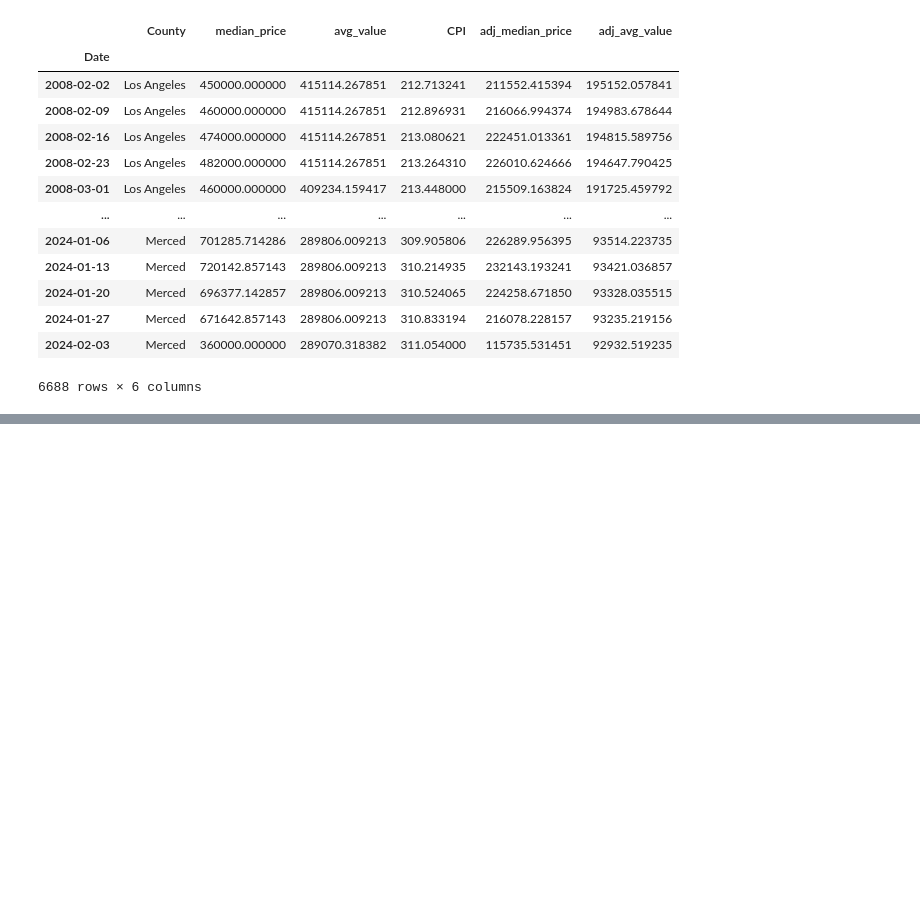
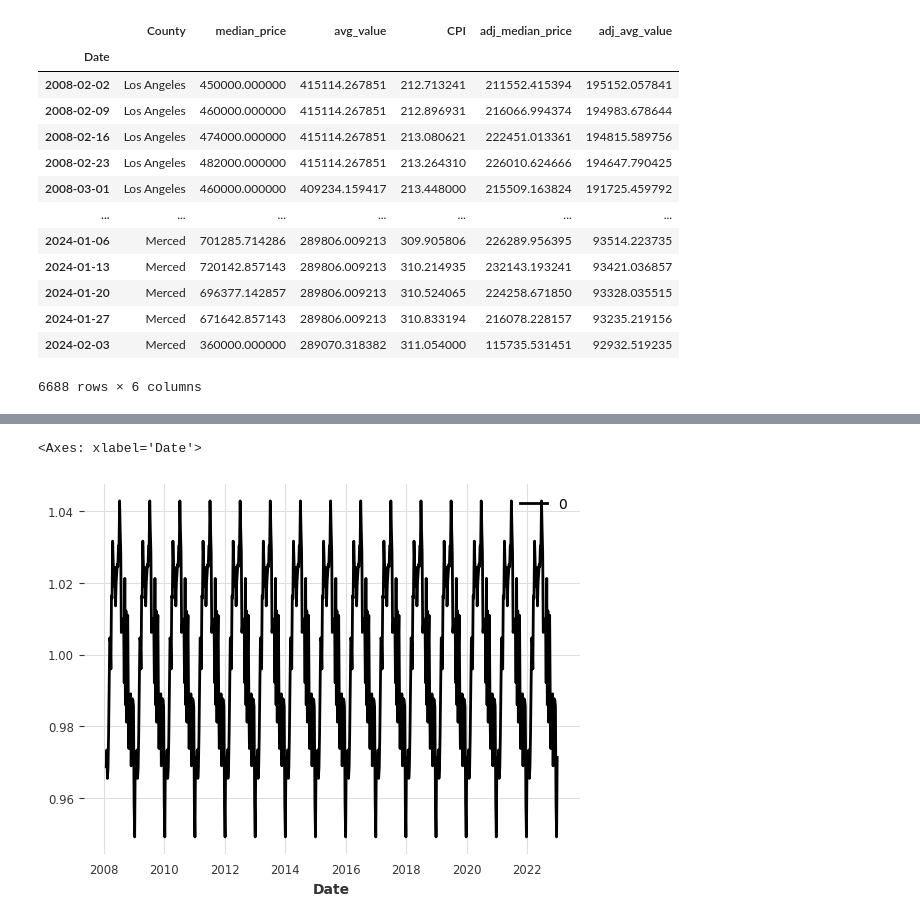
Before and after one commit to AlbertHender/Cali_Housing_forecast, a Jupyter notebook: Housing_model.ipynb, the cells around one changed output, grey strips where cells are left out. Cells and saved outputs as stored; diff of their text form; code cells hidden in the pictures; blank space fills up the shorter version.

```diff
--- a/Housing_model.ipynb
+++ b/Housing_model.ipynb
@@ -59,0 +118,5 @@ CPI = CPI.pivot_table(index='Date',values='CPI')
+# %%
+extract_trend_and_seasonality(median_train['San Diego'],model= ModelMode.MULTIPLICATIVE)[1].plot()
+# %% [output]
+<Axes: xlabel='Date'>
+[figure, added]
```
Also changed, not shown: parts of 18 cells of this notebook.
